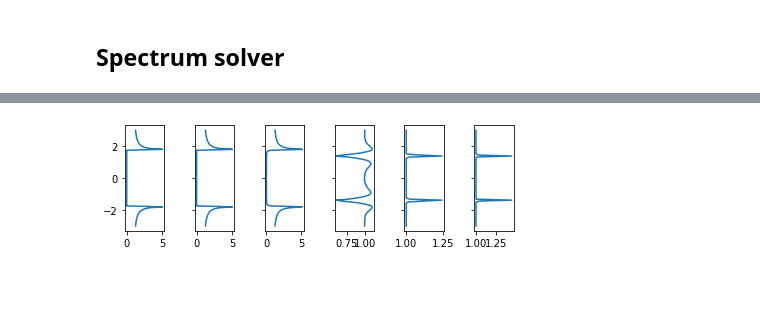
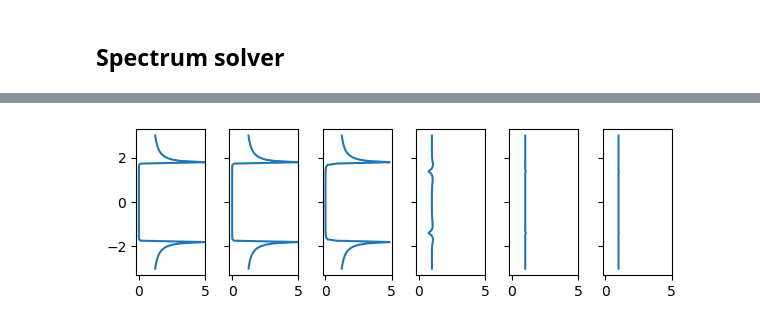
Before and after one commit to maiani/pyusadel, a Jupyter notebook: examples/usadel_1D.ipynb, the cells around one changed output, grey strips where cells are left out. Saved outputs shown, nothing was run; the diff lists cells and outputs as text; code cells hidden in the pictures; blank space fills up the shorter version.

```diff
--- a/examples/usadel_1D.ipynb
+++ b/examples/usadel_1D.ipynb
@@ -36,10 +37,12 @@ up = UsadelProblem(
     tau_so_inv=tau_so_inv,
     D=D,
     T=T,
-    Gamma=0,
+    Gamma=1e-3,
+    use_dense=False,
 )
 
-up.Delta = np.ones((Nx), dtype=float) * 1.764
+up.Delta = np.zeros((Nx), dtype=float)
+up.Delta[: Nx // 2] += 1.764
 # %%
 h_c0 = up.h_c0
 xi_00 = up.xi_00
@@ -111,7 +115,9 @@ ax2.legend()
 # %% [markdown]
 ## Spectrum solver
 # %%
+up.Gamma = 1e-3
+
 up.set_real_omega_ax(-3, 3, 101)
 up.solve_spectral(
-    gamma=0.5, tol=1e-6, max_iter=1000, print_exit_status=False, use_dense=True
+    gamma=0.5, tol=1e-6, max_iter=1000, print_exit_status=True,
 )
@@ -124,31 +148,35 @@ fig, ax = plt.subplots(ncols=6, figsize=(6, 2), sharey=True)
 
 ax[0].plot(
     DOS[:, Nx // 5 * 0 + 10],
     omega_ax,
 )
 ax[1].plot(
     DOS[:, Nx // 5 * 1],
     omega_ax,
 )
 ax[2].plot(
     DOS[:, Nx // 5 * 2],
     omega_ax,
 )
 ax[3].plot(
     DOS[:, Nx // 5 * 3],
     omega_ax,
 )
 
 ax[4].plot(
     DOS[:, Nx // 5 * 4],
     omega_ax,
 )
 
 ax[5].plot(
     DOS[:, -1],
     omega_ax,
 )
 
+for sax in ax:
+    sax.set_xlim(-0.2, 5)
+
+
 fig.tight_layout()
 # %% [output]
-[figure, old version]
+[figure, new version]
```
Also changed, not shown: parts of 6 cells of this notebook, 4 other files.
